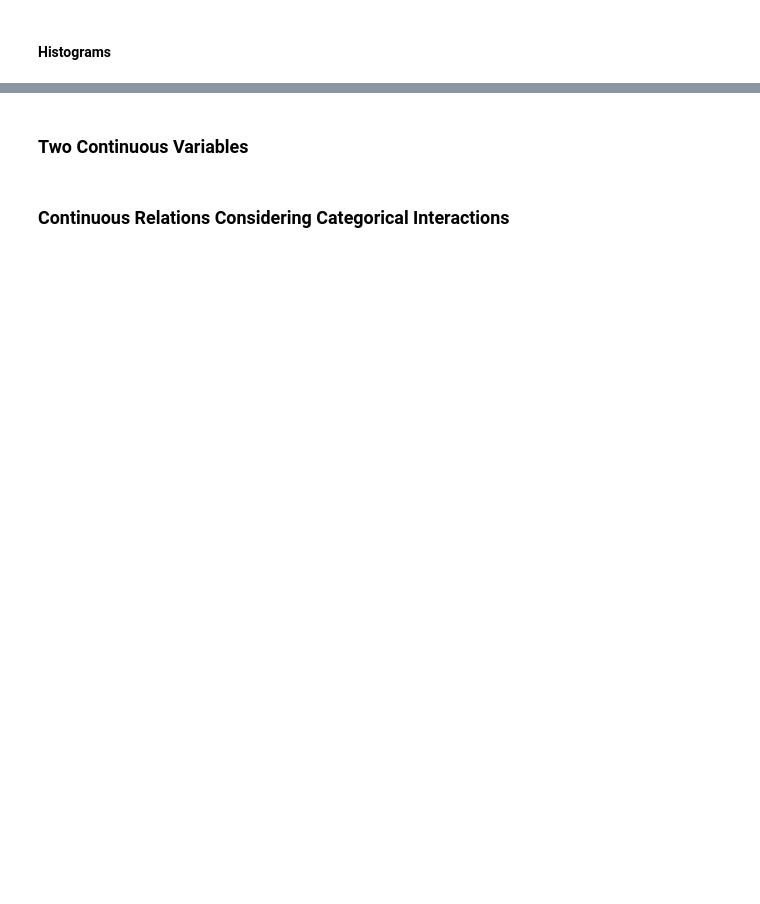
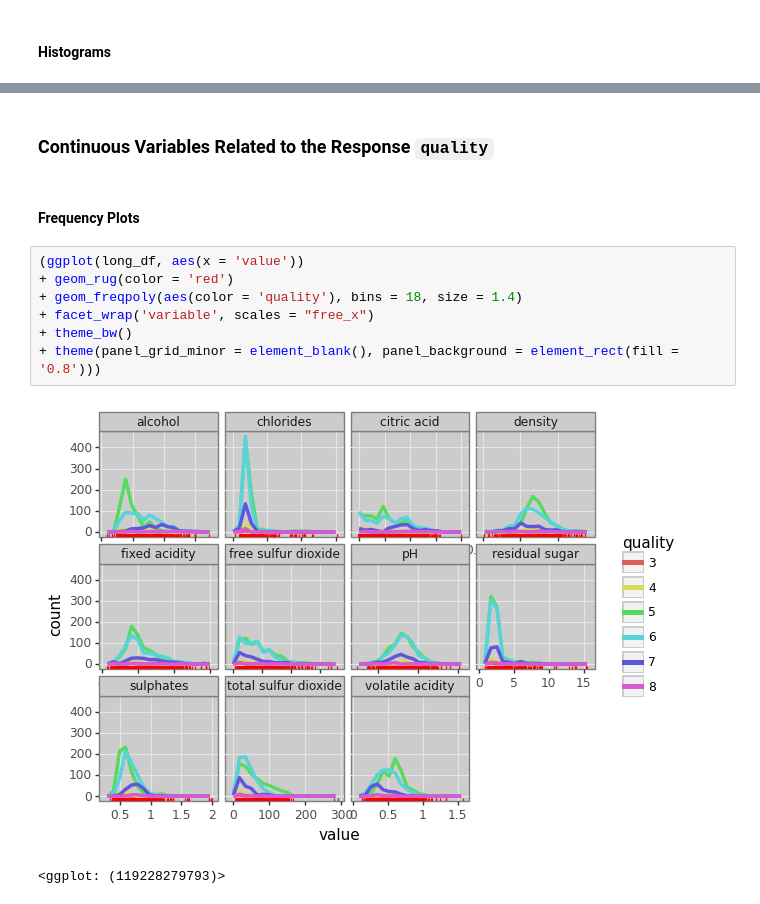
Before and after one commit to zopalmer14/Red-Wine-Python-DS-Practice, a Jupyter notebook: red_wine_eda.ipynb, the cells around one changed output, grey strips where cells are left out. Cells and saved outputs as stored; diff of their text form; blank space fills up the shorter version.

```diff
--- a/red_wine_eda.ipynb
+++ b/red_wine_eda.ipynb
@@ -234,4 +255,14 @@ remaining_df = long_df[~long_df['variable'].isin(dioxide)]
 # %% [markdown]
-### Two Continuous Variables
+### Continuous Variables Related to the Response `quality`
-# %% [markdown]
-### Continuous Relations Considering Categorical Interactions
+# %% [markdown]
+#### Frequency Plots
+# %%
+(ggplot(long_df, aes(x = 'value'))
++ geom_rug(color = 'red')
++ geom_freqpoly(aes(color = 'quality'), bins = 18, size = 1.4)
++ facet_wrap('variable', scales = "free_x")
++ theme_bw()
++ theme(panel_grid_minor = element_blank(), panel_background = element_rect(fill = '0.8')))
+# %% [output]
+[figure, added]
+<ggplot: (119228279793)>
```
Also changed, not shown: parts of 13 cells of this notebook.
